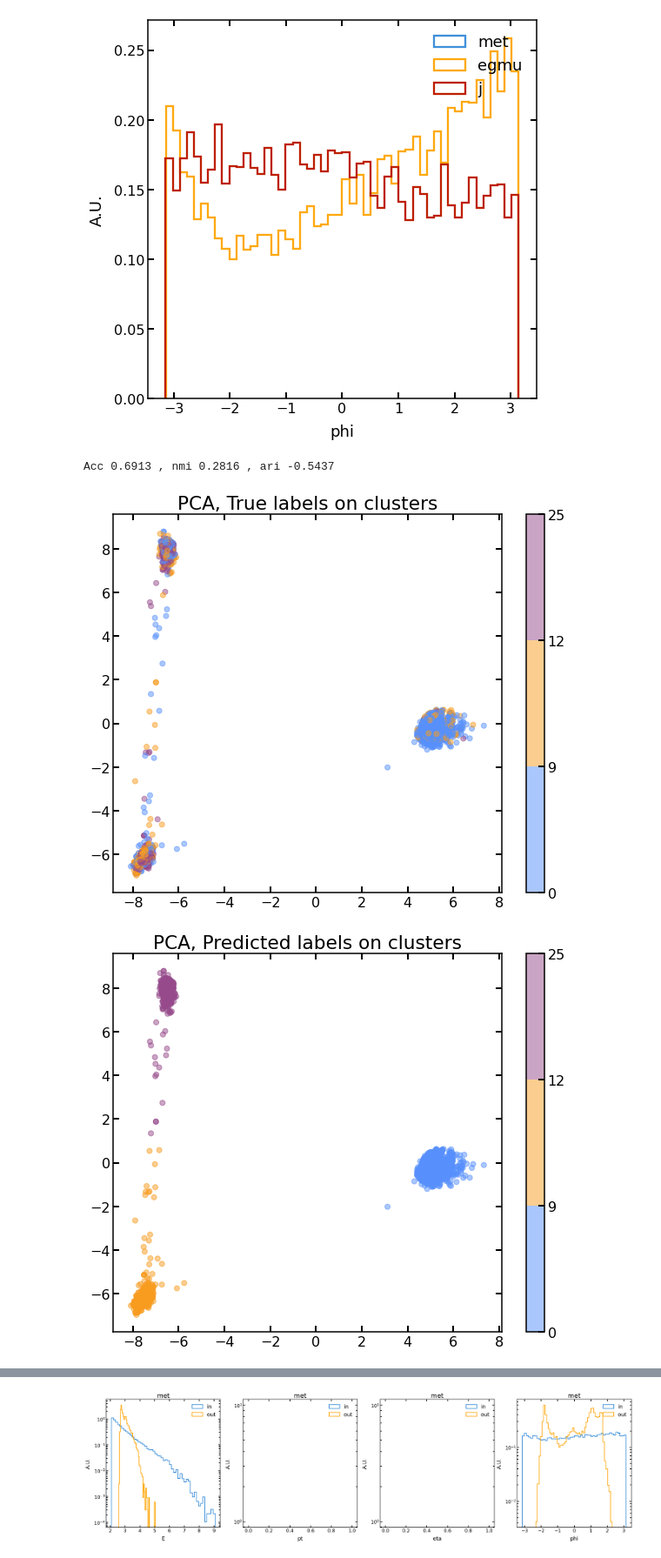
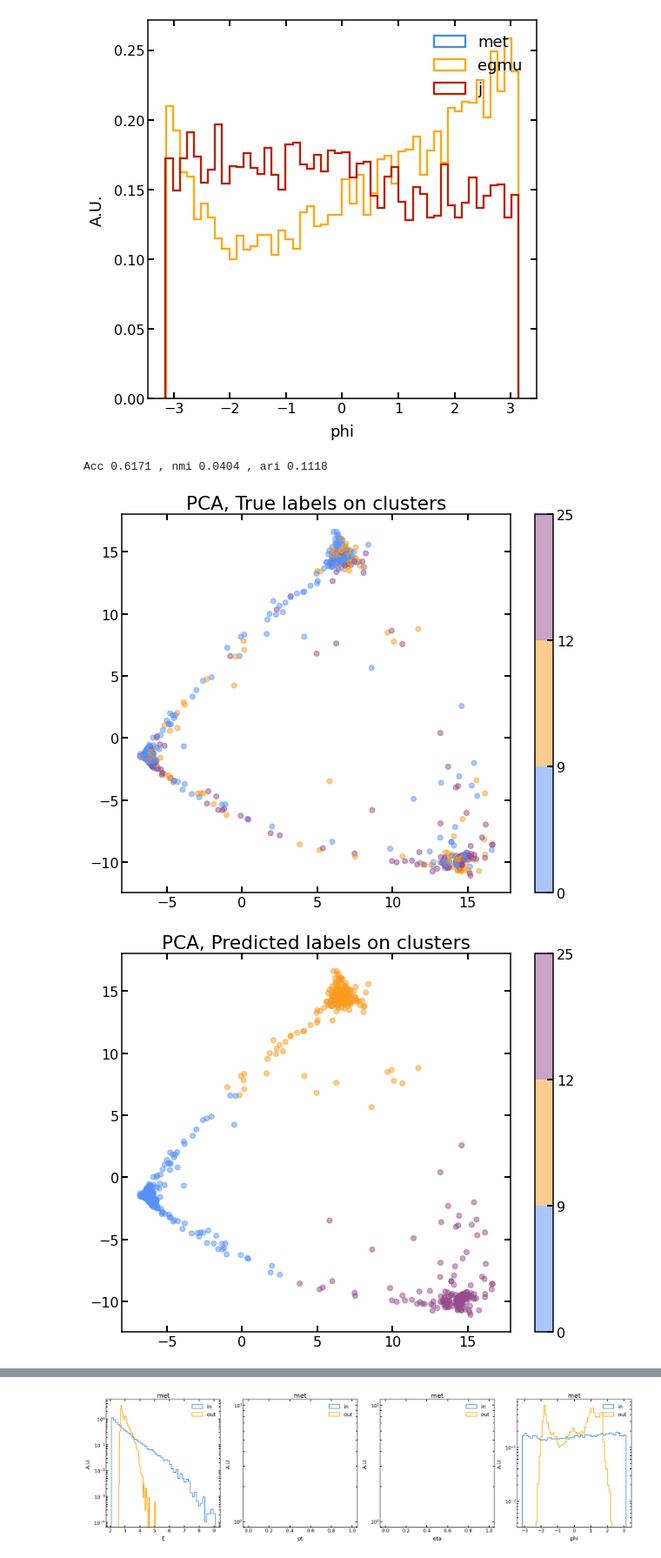
Before and after one commit to chernyavskaya/AnomalyClustering, a Jupyter notebook: notebooks/eval_dense_AE.ipynb, the cells around one changed output, grey strips where cells are left out. Shown: that part at 87% size. Saved outputs shown, nothing was run; the diff lists cells and outputs as text; code cells hidden in the pictures.

```diff
--- a/notebooks/eval_dense_AE.ipynb
+++ b/notebooks/eval_dense_AE.ipynb
@@ -42,8 +42,8 @@ setGPU: Setting GPU to: 0
 # %%
 DATA_PATH = '/eos/user/n/nchernya/MLHEP/AnomalyDetection/autoencoder_for_anomaly/clustering/inputs/'
 #TRAIN_NAME = 'bkg_l1_filtered_1mln_padded.h5'
-#TRAIN_NAME = 'bkg_sig_0.0156_l1_filtered_padded.h5'
-TRAIN_NAME = 'bkg_sig_0.0156_l1_filtered_reduced.h5'
+TRAIN_NAME = 'bkg_sig_0.0156_l1_filtered_padded.h5'
+#TRAIN_NAME = 'bkg_sig_0.0156_l1_filtered_reduced.h5'
 
 filename_bg = DATA_PATH + TRAIN_NAME
 in_file = h5py.File(filename_bg, 'r')
@@ -51,8 +51,9 @@ file_dataset = np.array(in_file['dataset'])
 random.shuffle(file_dataset)
 file_dataset = file_dataset
 
-#file_dataset_1d,dataset_proc_truth,dataset = data_proc.prepare_1d_datasets(file_dataset,n_top_proc = 3)
-file_dataset_1d,_,dataset = data_proc.prepare_1d_reduced_datasets(file_dataset,n_top_proc =3)
+n_top_proc=2
+file_dataset_1d,dataset_proc_truth,dataset = data_proc.prepare_1d_datasets(file_dataset,n_top_proc = n_top_proc)
+#file_dataset_1d,_,dataset = data_proc.prepare_1d_reduced_datasets(file_dataset,n_top_proc =n_top_proc)
 
 #order_num_objets = [1,3,3,3,15,6]
 #order_names_objects = 'met,e,g,mu,j,b'.split(',')
@@ -100,13 +101,13 @@ from models.models import load_DenseAE, load_IDEC, load_GraphAE
 
 
 load_dir = '/eos/user/n/nchernya/MLHEP/AnomalyDetection/autoencoder_for_anomaly/clustering/trained_output/dense/'
-n_run = 'run_23'
+n_run = 'run_25'
 load_dir+=n_run+'/'
 #path_model_ae = load_dir+'/best_model_AE.pkl'
 path_model_ae = load_dir+'/pretrained_AE_epoch_4.pkl'
 
 #path_model_idec = load_dir+'best_model_IDEC.pkl'
-path_model_idec = load_dir+'idec_model_epoch_11.pkl'
+path_model_idec = load_dir+'idec_model_epoch_31.pkl'
 path_params = load_dir+'parameters.json'
 params_dict = json.loads(json.load(open(path_params)))
 
@@ -147,7 +148,7 @@ predicted_reassigned = np.array([reassignment[item] for item in pred_labels])
 #num_clusters_dict[num_cluster]['db_score'] = davies_bouldin_score(latent_pred[idx], predicted_reassigned[idx])
 #num_clusters_dict[num_cluster]['ch_score'] = calinski_harabasz_score(latent_pred[idx], predicted_reassigned[idx])
 # %% [output]
-Acc 0.6913 , nmi 0.2816 , ari -0.5437
+Acc 0.6171 , nmi 0.0404 , ari 0.1118
 # %%
 cmap = plt.cm.rainbow #rainbow
 cmap = (colors.ListedColormap(['#5790fc', '#f89c20', '#e42536', '#964a8b'])
@@ -159,39 +160,37 @@ norm = colors.BoundaryNorm([0,9,12,25], cmap.N)
 
 from sklearn.model_selection import StratifiedKFold
 
-X = latent_pred
-y = true_labels # subsamples will be stratified according to y
-n_subsample = 5000
+n_subsample = 1000
 n = int(len(true_labels)/n_subsample)
 
 skf = StratifiedKFold(n, shuffle = True)
 for _, batch in skf.split(latent_pred, true_labels):
     break
 
 #principalComponents = TSNE(n_components=2,verbose=1, perplexity=20, n_iter=1000, learning_rate=200
 #                          ).fit_transform(latent_pred[batch])
 
 pca = PCA(n_components=2)
 #principalComponents = pca.fit_transform(np.array(latent_pred[batch]))
 principalComponents = pca.fit_transform(np.array(latent_pred))
 
 pc1 = principalComponents[:,0][batch]
 pc2 = principalComponents[:,1][batch]
 
 fig = plt.figure(figsize=(10,8))
 plt.scatter(pc1,pc2, c=true_labels[batch],cmap=cmap, norm=norm, marker='o', alpha=0.5)
 #plt.scatter(pc1,pc2, c=true_labels,cmap=cmap, norm=norm, marker='o', alpha=0.5)
 plt.title('PCA, True labels on clusters')
 cb = plt.colorbar()
 #legend1 = plt.legend(*scatter.legend_elements(),
  #                   loc="upper left", title="Classes")
 
 fig = plt.figure(figsize=(10,8))
 plt.scatter(pc1,pc2, c=predicted_reassigned[batch],cmap=cmap, norm=norm, alpha=0.5)
 #plt.scatter(pc1,pc2, c=predicted_reassigned,cmap=cmap, norm=norm, alpha=0.5)
 plt.title('PCA, Predicted labels on clusters')
 cb = plt.colorbar()
 # %% [output]
-[figure, old version]
+[figure, new version]
-[figure, old version]
+[figure, new version]
 # %%
```
Also changed, not shown: parts of 2 cells of this notebook, 5 other files.
